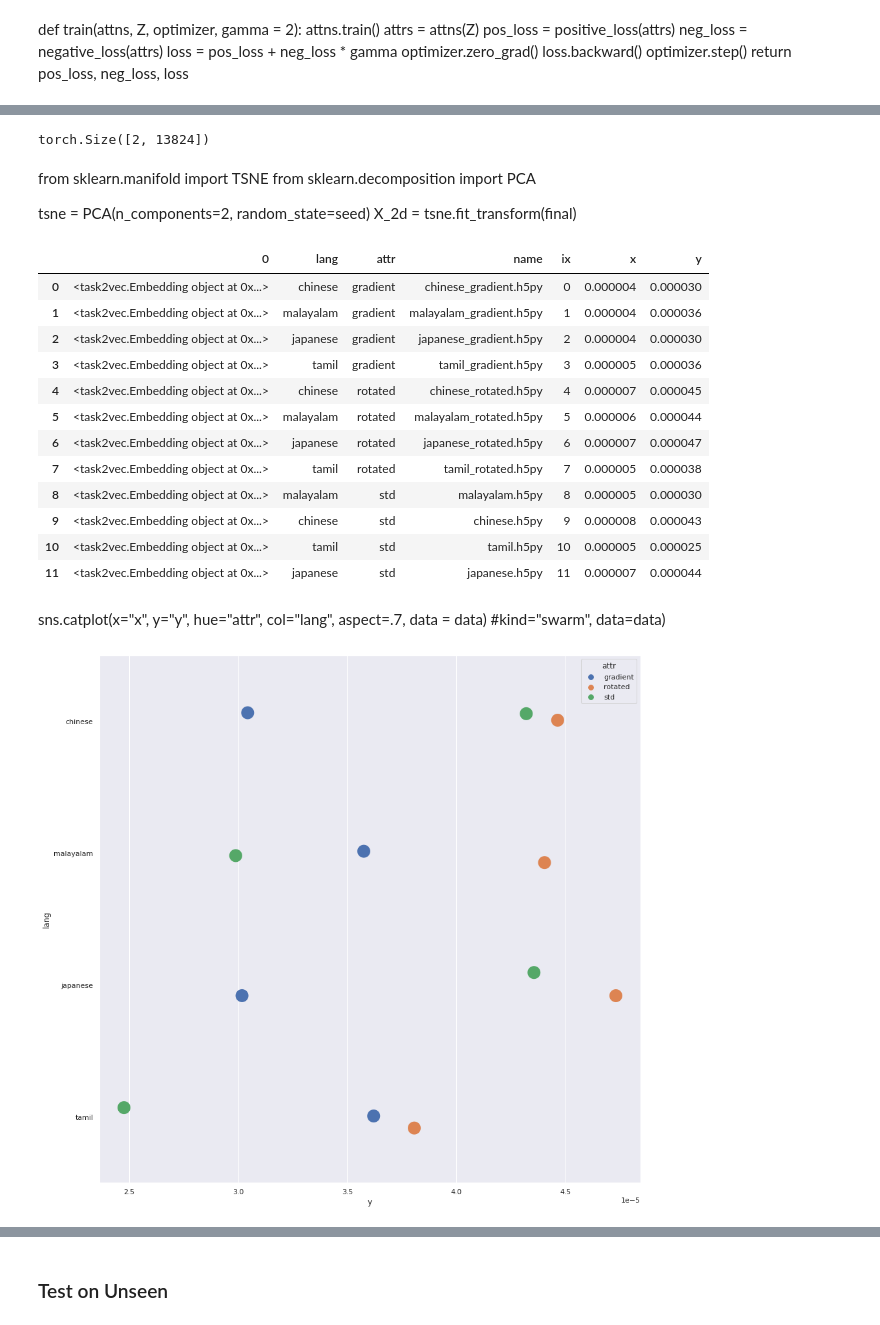
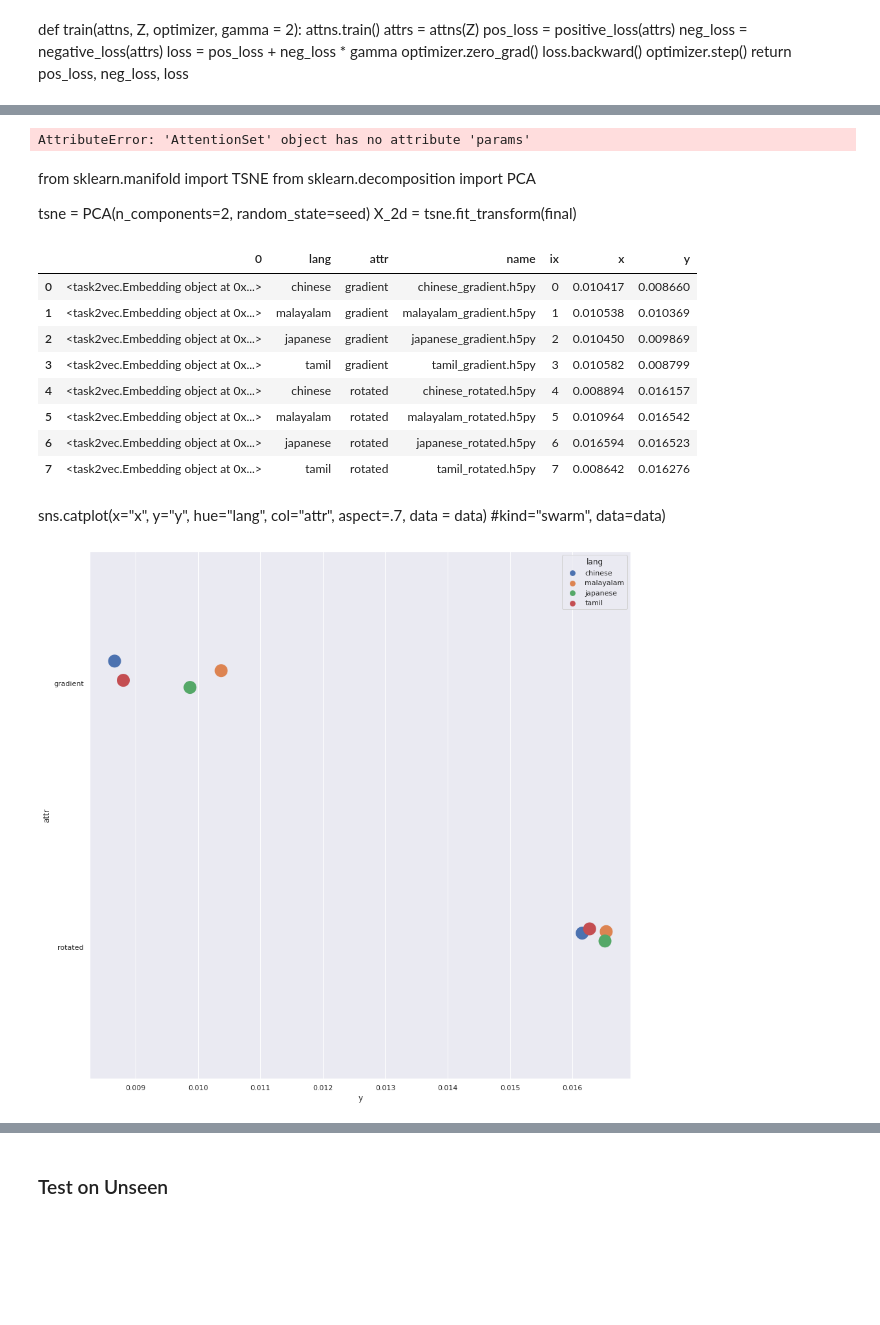
Before and after one commit to aishikhar/aws-cv-task2vec, a Jupyter notebook: attributes_supervised.ipynb, the cells around one changed output, grey strips where cells are left out. Cells and saved outputs as stored; diff of their text form; code cells hidden in the pictures; blank space fills up the shorter version.

```diff
--- a/attributes_supervised.ipynb
+++ b/attributes_supervised.ipynb
@@ -47,19 +47,35 @@ class AttentionNet(nn.Module):
     """Soft-Attention on the Embedding z"""
 
     def __init__(self, input_dim, latent_dim):
-        super(Attention, self).__init__()
+        super(AttentionNet, self).__init__()
         self.latent_dim = latent_dim
         self.input_dim = input_dim
         self.attention = nn.Sequential(
-            nn.Linear(input_dim, latent_dim),
-            nn.ReLU(inplace=True), #FIXME Try Tanh as well
-            nn.Linear(latent_dim,input_dim)
+            nn.Linear(self.input_dim , self.latent_dim),
+            nn.Tanh(), #FIXME Try ReLU as well
+            nn.Linear(self.latent_dim,self.input_dim)
         )
 
     def forward(self, x):
         x = self.attention(x)
-        return F.softmax(x)
+        return F.softmax(x, dim = -1)
 
+class AttentionSet(nn.Module):
+    def __init__(self, N_attrs, input_dim, latent_dim, **kwargs):
+        super(AttentionSet, self).__init__(**kwargs)
+        self.N_attrs = N_attrs
+        self.input_dim = input_dim
+        self.latent_dim = latent_dim
+        self.Attns = nn.ModuleList()
+        for i in range(self.N_attrs):
+            self.Attns.append(AttentionNet(self.input_dim, self.latent_dim))
+
+    def forward(self,x):
+        out = []
+        for i in range(self.N_attrs):
+            out_i = self.Attns[i](x).unsqueeze(0)
+            out.append(out_i)
+        return torch.cat(out,dim=0)
 
 class AttentionRawList(nn.Module):
     """Attention through Raw Params
@@ -216,13 +195,13 @@ def train(attns, Z, optimizer, gamma = 2):
     return pos_loss, neg_loss, loss
 # %%
 filter = True
-selected_languages =   ['tamil','malayalam', 'japanese','chinese'] #['arabic', 'bangla', 'greek', 'english', 'gujarati', 'hebrew', 'japanese', 'khmer', 'malayalam', 'russian', 'tamil', 'telugu', 'thai', 'vietnamese', 'chinese'] #['malayalam', 'chinese', 'tamil']
-filter_attrs = ['gradient', 'rotated', 'std'] # 'scaled',
+selected_languages =  ['tamil','malayalam', 'japanese','chinese'] #['arabic', 'bangla', 'greek', 'english', 'gujarati', 'hebrew', 'japanese', 'khmer', 'malayalam', 'russian', 'tamil', 'telugu', 'thai', 'vietnamese', 'chinese'] #['malayalam', 'chinese', 'tamil'] #['tamil','malayalam', 'japanese','chinese'] #['arabic', 'bangla', 'greek', 'english', 'gujarati', 'hebrew', 'japanese', 'khmer', 'malayalam', 'russian', 'tamil', 'telugu', 'thai', 'vietnamese', 'chinese'] #['malayalam', 'chinese', 'tamil']
+filter_attrs = ['gradient', 'rotated']#, 'std'] # 'scaled',
 selected_attrs = ['gradient', 'rotated'] # 'scaled',
 Z, data = data_pipeline(selected_languages, filter_attrs, filter = filter)
 Z_tensor = torch.tensor(Z)
 task2vec_dim = Z_tensor.shape[1]
 M = Z_tensor.shape[0] # No of Task vectors
-latent_dim = 128
+latent_dim = 32
 # %%
 data['ix'] = data.index.to_list()
@@ -230,4 +208,5 @@ pos_std = data[data['attr'] == 'std']['ix'].to_numpy()
 # %%
 N = 2 # No of attributes
-attns = AttentionRaw((N, task2vec_dim)) #AttentionRawList(task2vec_dim, N)
+#attns = AttentionRaw((N, task2vec_dim)) #AttentionRawList(task2vec_dim, N)
+attns = AttentionSet(N_attrs = N, input_dim = task2vec_dim, latent_dim = latent_dim)
 # %%
@@ -290,7 +275,7 @@ torch.Size([12, 12])
 # %%
 attns.params.shape
 # %% [output]
-torch.Size([2, 13824])
+AttributeError: 'AttentionSet' object has no attribute 'params'
 # %%
 import numpy as np
 import pandas as pd
@@ -314,28 +299,24 @@ X_2d = tsne.fit_transform(final)
 data
 # %% [output]
 |  | 0 | lang | attr | name | ix | x | y |
-| 0 | <task2vec.Embedding object at 0x...> | chinese | gradient | chinese_gradient.h5py | 0 | 0.000004 | 0.000030 |
-| 1 | <task2vec.Embedding object at 0x...> | malayalam | gradient | malayalam_gradient.h5py | 1 | 0.000004 | 0.000036 |
-| 2 | <task2vec.Embedding object at 0x...> | japanese | gradient | japanese_gradient.h5py | 2 | 0.000004 | 0.000030 |
-| 3 | <task2vec.Embedding object at 0x...> | tamil | gradient | tamil_gradient.h5py | 3 | 0.000005 | 0.000036 |
-| 4 | <task2vec.Embedding object at 0x...> | chinese | rotated | chinese_rotated.h5py | 4 | 0.000007 | 0.000045 |
-| 5 | <task2vec.Embedding object at 0x...> | malayalam | rotated | malayalam_rotated.h5py | 5 | 0.000006 | 0.000044 |
-| 6 | <task2vec.Embedding object at 0x...> | japanese | rotated | japanese_rotated.h5py | 6 | 0.000007 | 0.000047 |
-| 7 | <task2vec.Embedding object at 0x...> | tamil | rotated | tamil_rotated.h5py | 7 | 0.000005 | 0.000038 |
-| 8 | <task2vec.Embedding object at 0x...> | malayalam | std | malayalam.h5py | 8 | 0.000005 | 0.000030 |
-| 9 | <task2vec.Embedding object at 0x...> | chinese | std | chinese.h5py | 9 | 0.000008 | 0.000043 |
-| 10 | <task2vec.Embedding object at 0x...> | tamil | std | tamil.h5py | 10 | 0.000005 | 0.000025 |
-| 11 | <task2vec.Embedding object at 0x...> | japanese | std | japanese.h5py | 11 | 0.000007 | 0.000044 |
+| 0 | <task2vec.Embedding object at 0x...> | chinese | gradient | chinese_gradient.h5py | 0 | 0.010417 | 0.008660 |
+| 1 | <task2vec.Embedding object at 0x...> | malayalam | gradient | malayalam_gradient.h5py | 1 | 0.010538 | 0.010369 |
+| 2 | <task2vec.Embedding object at 0x...> | japanese | gradient | japanese_gradient.h5py | 2 | 0.010450 | 0.009869 |
+| 3 | <task2vec.Embedding object at 0x...> | tamil | gradient | tamil_gradient.h5py | 3 | 0.010582 | 0.008799 |
+| 4 | <task2vec.Embedding object at 0x...> | chinese | rotated | chinese_rotated.h5py | 4 | 0.008894 | 0.016157 |
+| 5 | <task2vec.Embedding object at 0x...> | malayalam | rotated | malayalam_rotated.h5py | 5 | 0.010964 | 0.016542 |
+| 6 | <task2vec.Embedding object at 0x...> | japanese | rotated | japanese_rotated.h5py | 6 | 0.016594 | 0.016523 |
+| 7 | <task2vec.Embedding object at 0x...> | tamil | rotated | tamil_rotated.h5py | 7 | 0.008642 | 0.016276 |
 # %% [markdown]
-sns.catplot(x="x", y="y", hue="attr",
-            col="lang", aspect=.7, data = data)
+sns.catplot(x="x", y="y", hue="lang",
+            col="attr", aspect=.7, data = data)
             #kind="swarm", data=data)
 # %%
 sns.set(rc={'figure.figsize':(15,15)})
 # %%
-ax = sns.stripplot(x="y", y="lang", hue = "attr", data=data, s=20)
+ax = sns.stripplot(x="y", y="attr", hue = "lang", data=data, s=20)
 # %% [output]
-[figure, old version]
+[figure, new version]
 # %%
 #plt.figure(figsize = (15,15))
 sns.scatterplot(data=data, x="x", y="y", hue = "attr", style="lang", s = 300)
```
Also changed, not shown: parts of 25 cells of this notebook, 2 other files.
